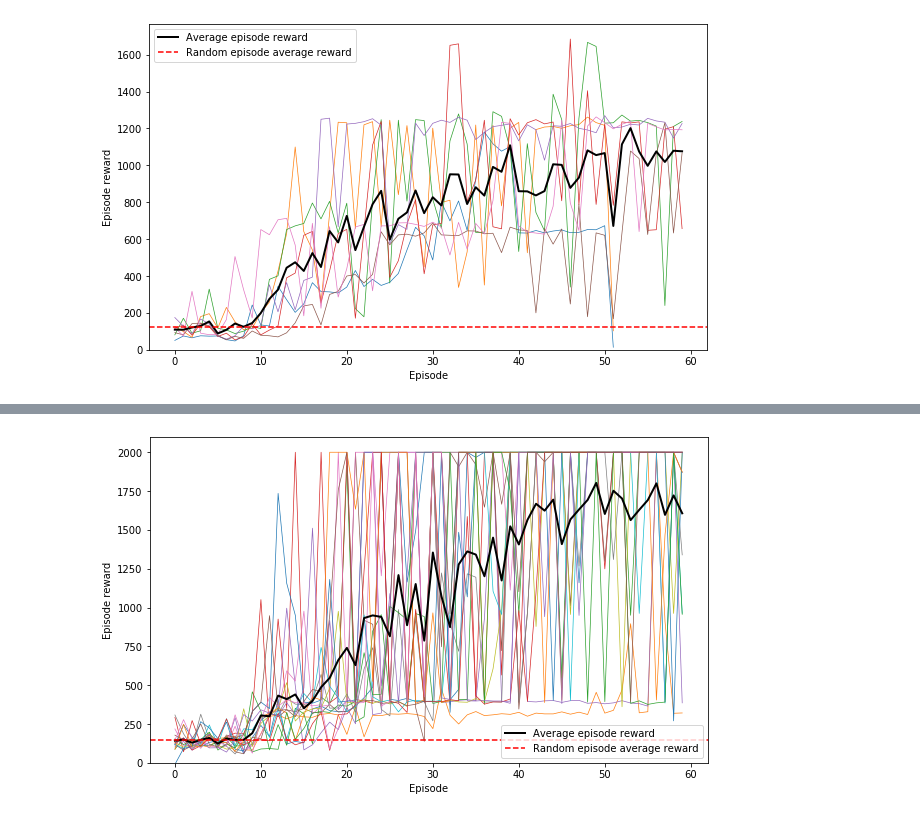
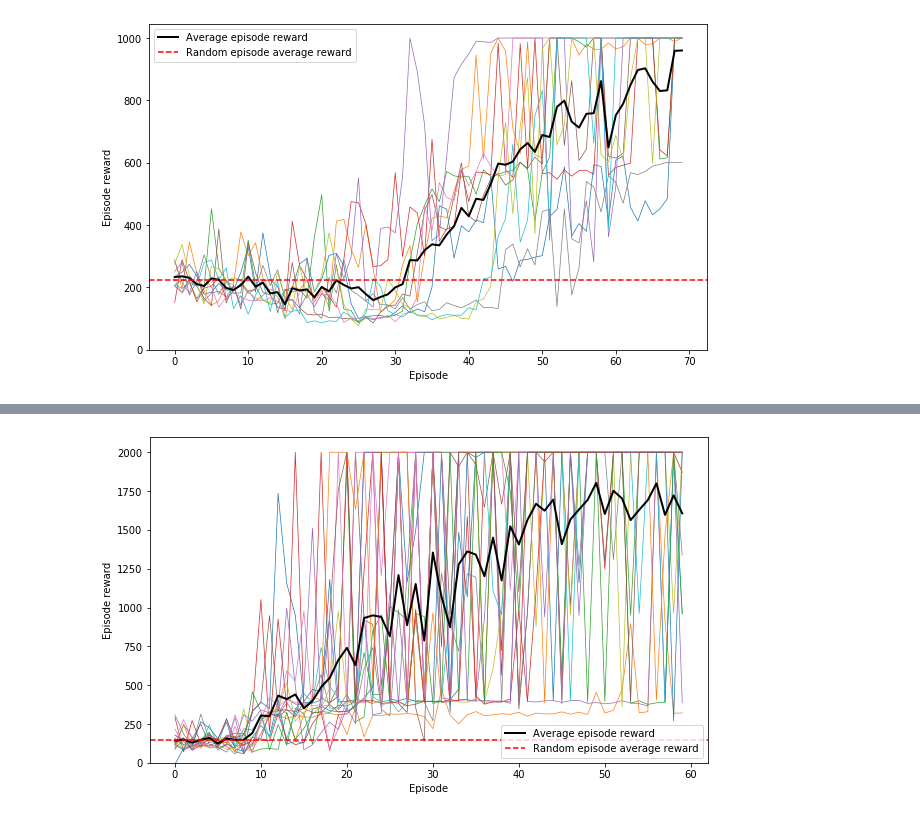
Before and after one commit to ari-viitala/RLDonkeyCar, a Jupyter notebook: analysis/Analysis.ipynb, the cells around one changed output, grey strips where cells are left out. Drawn from its saved outputs; the diff is of its cells as text; code cells hidden in the pictures.

```diff
--- a/analysis/Analysis.ipynb
+++ b/analysis/Analysis.ipynb
@@ -24,21 +23,21 @@ plt.savefig("Threshold.png")
 # %%
-frames = [pd.read_csv("../records/" + x, sep=";") for x in os.listdir("../records/") if x < "log_sac_2020-06-01T13"]
+frames = [pd.read_csv("../records/" + x, sep=";") for x in os.listdir("../records/") if x > "log_sac_2020-06-01T13"]
 data = pd.concat(frames)
 total = data.groupby("Episode").mean().reset_index()
 random_mean = total[total["Episode"] < 5].mean()["Reward"]
 
 plt.figure(1, (10, 6))
 for i in frames:
     plt.plot(i["Episode"], i["Reward"], linewidth="0.7")
 plt.plot(total["Reward"], label="Average episode reward", linewidth=2, color = "k")
 plt.axhline(random_mean, linestyle="--", color = "red", label="Random episode average reward")
 plt.ylim(0)
 plt.legend()
 plt.xlabel("Episode")
 plt.ylabel("Episode reward")
 plt.savefig("simulation_results.png")
 # %% [output]
-[figure, old version]
+[figure, new version]
 # %%
 frames = [pd.read_csv("../records/" + x, sep=";") for x in os.listdir("../records/") if x > "log_sac_2020-06-01T13" and x <  "log_sac_2020-06-03T11:13:05.708264"]
 data = pd.concat(frames)
```
Also changed, not shown: parts of 4 cells of this notebook, 6 other files.
